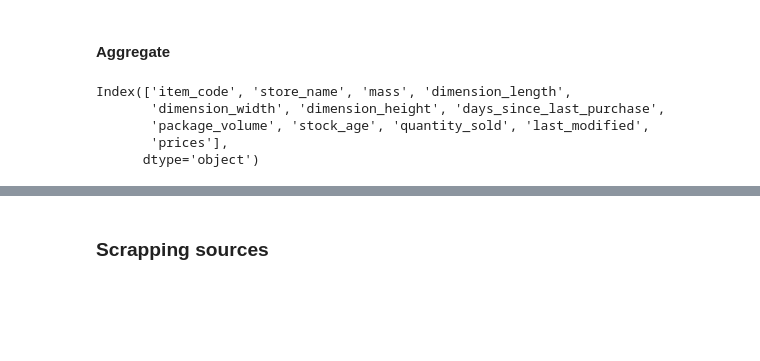
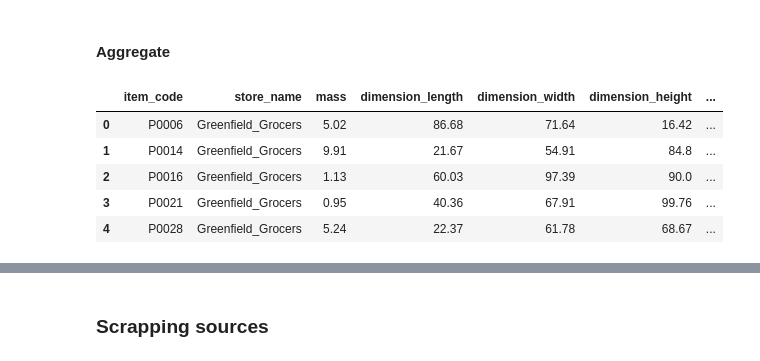
Before and after one commit to racousin/data_science_practice_2025, a Jupyter notebook: Camel-glitch/module4/module4_exercise1.ipynb, the cells around one changed output, grey strips where cells are left out. Drawn from its saved outputs; the diff is of its cells as text; code cells hidden in the pictures; blank space fills up the shorter version.

```diff
--- a/Camel-glitch/module4/module4_exercise1.ipynb
+++ b/Camel-glitch/module4/module4_exercise1.ipynb
@@ -211,13 +263,14 @@ data1 = pd.merge(data, df_prices, on = 'item_code',how="inner")
 #data1 = pd.merge(data, df_prices, left_index=True, right_index=True, how='left')
 #data1 = data1.dropna()
 # %%
-data1.columns
+data1.head()
 # %% [output]
-Index(['item_code', 'store_name', 'mass', 'dimension_length',
-       'dimension_width', 'dimension_height', 'days_since_last_purchase',
-       'package_volume', 'stock_age', 'quantity_sold', 'last_modified',
-       'prices'],
-      dtype='object')
+|  | item_code | store_name | mass | dimension_length | dimension_width | dimension_height | ... |
+| 0 | P0006 | Greenfield_Grocers | 5.02 | 86.68 | 71.64 | 16.42 | ... |
+| 1 | P0014 | Greenfield_Grocers | 9.91 | 21.67 | 54.91 | 84.8 | ... |
+| 2 | P0016 | Greenfield_Grocers | 1.13 | 60.03 | 97.39 | 90.0 | ... |
+| 3 | P0021 | Greenfield_Grocers | 0.95 | 40.36 | 67.91 | 99.76 | ... |
+| 4 | P0028 | Greenfield_Grocers | 5.24 | 22.37 | 61.78 | 68.67 | ... |
 # %%
 get_simple_baseline(data1, fillna_value=-1, drop_cols=['item_code','store_name','last_modified'], k_fold=5, scaler='standard', model='linear', metric='mae', target_col='quantity_sold')
 # %% [output]
```
Also changed, not shown: parts of 12 cells of this notebook, 1 other file.
